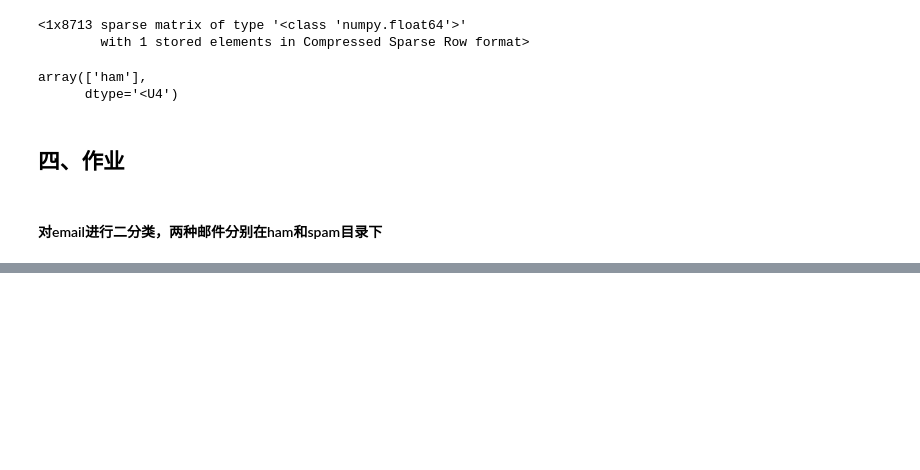
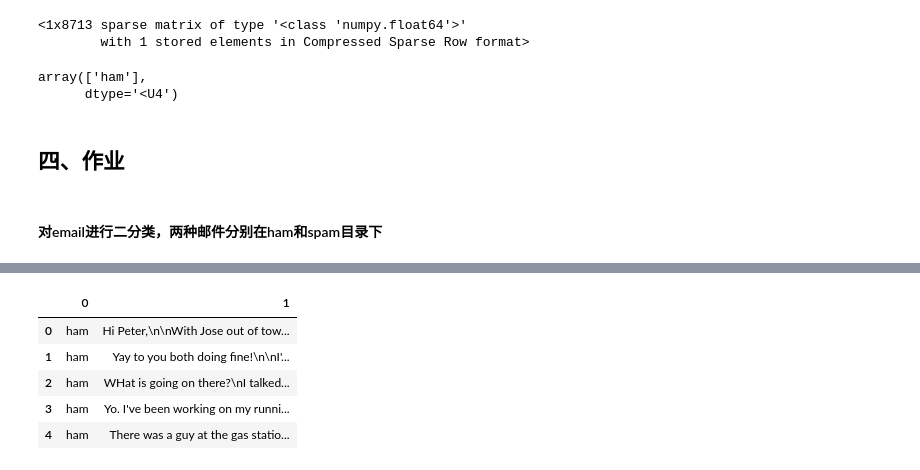
Before and after one commit to nanfengpo/Bayes_python, a Jupyter notebook: get_started/Bayes.ipynb, the cells around one changed output, grey strips where cells are left out. Cells and saved outputs as stored; diff of their text form; code cells hidden in the pictures; blank space fills up the shorter version.

```diff
--- a/get_started/Bayes.ipynb
+++ b/get_started/Bayes.ipynb
@@ -205,0 +248,10 @@ https://github.com/nanfengpo/machinelearninginaction/tree/master/Ch04
+# %%
+data = pd.concat([df1,df2],ignore_index=True)
+data.head()
+# %% [output]
+|  | 0 | 1 |
+| 0 | ham | Hi Peter,\n\nWith Jose out of tow... |
+| 1 | ham | Yay to you both doing fine!\n\nI'... |
+| 2 | ham | WHat is going on there?\nI talked... |
+| 3 | ham | Yo. I've been working on my runni... |
+| 4 | ham | There was a guy at the gas statio... |
```
Also changed, not shown: parts of 11 cells of this notebook.
